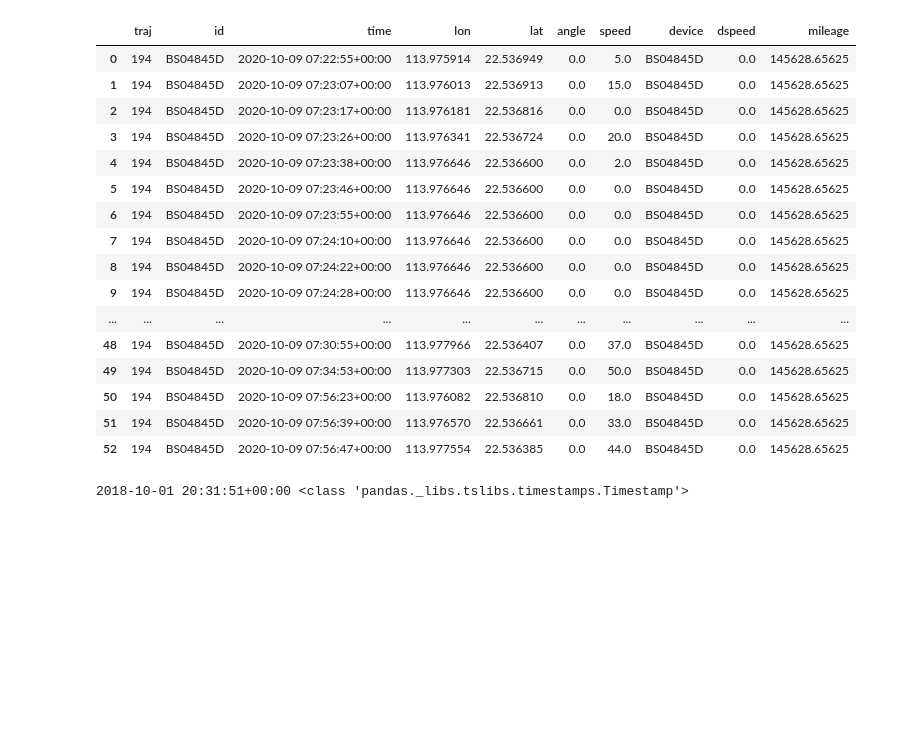
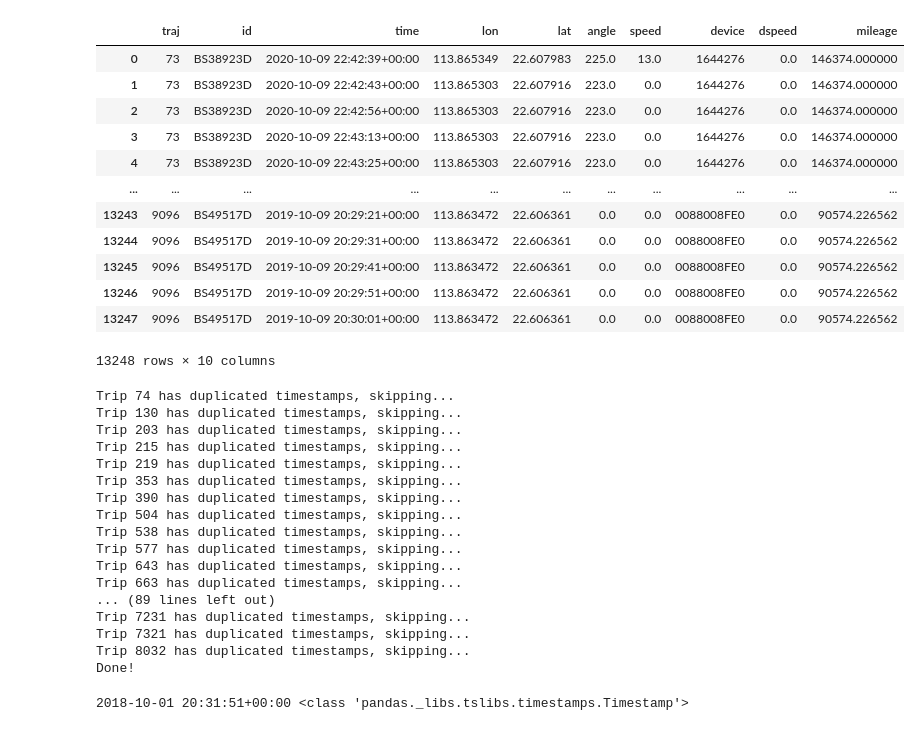
Before and after one commit to iwcyou/kharita, a Jupyter notebook: test.ipynb, the cells around one changed output. Drawn from its saved outputs; the diff is of its cells as text; code cells hidden in the pictures; blank space fills up the shorter version.

```diff
--- a/test.ipynb
+++ b/test.ipynb
@@ -1,30 +1,70 @@
 # %%
 import pickle
 import pandas as pd
-FILE_PATH = "data/dataset_sz/24_36_gps.pkl"
+FILE_PATH = "data/dataset_sz/10_16_gps.pkl"
 
 with open(FILE_PATH, "rb") as f:
     data1 = pickle.load(f)
 data1
 # data1.to_csv("data/dataset_bj_time/1_55_gps.csv", index=False)
 # %% [output]
 |  | traj | id | time | lon | lat | angle | speed | device | dspeed | mileage |
-| 0 | 194 | BS04845D | 2020-10-09 07:22:55+00:00 | 113.975914 | 22.536949 | 0.0 | 5.0 | BS04845D | 0.0 | 145628.65625 |
-| 1 | 194 | BS04845D | 2020-10-09 07:23:07+00:00 | 113.976013 | 22.536913 | 0.0 | 15.0 | BS04845D | 0.0 | 145628.65625 |
-| 2 | 194 | BS04845D | 2020-10-09 07:23:17+00:00 | 113.976181 | 22.536816 | 0.0 | 0.0 | BS04845D | 0.0 | 145628.65625 |
-| 3 | 194 | BS04845D | 2020-10-09 07:23:26+00:00 | 113.976341 | 22.536724 | 0.0 | 20.0 | BS04845D | 0.0 | 145628.65625 |
-| 4 | 194 | BS04845D | 2020-10-09 07:23:38+00:00 | 113.976646 | 22.536600 | 0.0 | 2.0 | BS04845D | 0.0 | 145628.65625 |
-| 5 | 194 | BS04845D | 2020-10-09 07:23:46+00:00 | 113.976646 | 22.536600 | 0.0 | 0.0 | BS04845D | 0.0 | 145628.65625 |
-| 6 | 194 | BS04845D | 2020-10-09 07:23:55+00:00 | 113.976646 | 22.536600 | 0.0 | 0.0 | BS04845D | 0.0 | 145628.65625 |
-| 7 | 194 | BS04845D | 2020-10-09 07:24:10+00:00 | 113.976646 | 22.536600 | 0.0 | 0.0 | BS04845D | 0.0 | 145628.65625 |
-| 8 | 194 | BS04845D | 2020-10-09 07:24:22+00:00 | 113.976646 | 22.536600 | 0.0 | 0.0 | BS04845D | 0.0 | 145628.65625 |
-| 9 | 194 | BS04845D | 2020-10-09 07:24:28+00:00 | 113.976646 | 22.536600 | 0.0 | 0.0 | BS04845D | 0.0 | 145628.65625 |
+| 0 | 73 | BS38923D | 2020-10-09 22:42:39+00:00 | 113.865349 | 22.607983 | 225.0 | 13.0 | 1644276 | 0.0 | 146374.000000 |
+| 1 | 73 | BS38923D | 2020-10-09 22:42:43+00:00 | 113.865303 | 22.607916 | 223.0 | 0.0 | 1644276 | 0.0 | 146374.000000 |
+| 2 | 73 | BS38923D | 2020-10-09 22:42:56+00:00 | 113.865303 | 22.607916 | 223.0 | 0.0 | 1644276 | 0.0 | 146374.000000 |
+| 3 | 73 | BS38923D | 2020-10-09 22:43:13+00:00 | 113.865303 | 22.607916 | 223.0 | 0.0 | 1644276 | 0.0 | 146374.000000 |
+| 4 | 73 | BS38923D | 2020-10-09 22:43:25+00:00 | 113.865303 | 22.607916 | 223.0 | 0.0 | 1644276 | 0.0 | 146374.000000 |
 | ... | ... | ... | ... | ... | ... | ... | ... | ... | ... | ... |
-| 48 | 194 | BS04845D | 2020-10-09 07:30:55+00:00 | 113.977966 | 22.536407 | 0.0 | 37.0 | BS04845D | 0.0 | 145628.65625 |
-| 49 | 194 | BS04845D | 2020-10-09 07:34:53+00:00 | 113.977303 | 22.536715 | 0.0 | 50.0 | BS04845D | 0.0 | 145628.65625 |
-| 50 | 194 | BS04845D | 2020-10-09 07:56:23+00:00 | 113.976082 | 22.536810 | 0.0 | 18.0 | BS04845D | 0.0 | 145628.65625 |
-| 51 | 194 | BS04845D | 2020-10-09 07:56:39+00:00 | 113.976570 | 22.536661 | 0.0 | 33.0 | BS04845D | 0.0 | 145628.65625 |
-| 52 | 194 | BS04845D | 2020-10-09 07:56:47+00:00 | 113.977554 | 22.536385 | 0.0 | 44.0 | BS04845D | 0.0 | 145628.65625 |
+| 13243 | 9096 | BS49517D | 2019-10-09 20:29:21+00:00 | 113.863472 | 22.606361 | 0.0 | 0.0 | 0088008FE0 | 0.0 | 90574.226562 |
+| 13244 | 9096 | BS49517D | 2019-10-09 20:29:31+00:00 | 113.863472 | 22.606361 | 0.0 | 0.0 | 0088008FE0 | 0.0 | 90574.226562 |
+| 13245 | 9096 | BS49517D | 2019-10-09 20:29:41+00:00 | 113.863472 | 22.606361 | 0.0 | 0.0 | 0088008FE0 | 0.0 | 90574.226562 |
+| 13246 | 9096 | BS49517D | 2019-10-09 20:29:51+00:00 | 113.863472 | 22.606361 | 0.0 | 0.0 | 0088008FE0 | 0.0 | 90574.226562 |
+| 13247 | 9096 | BS49517D | 2019-10-09 20:30:01+00:00 | 113.863472 | 22.606361 | 0.0 | 0.0 | 0088008FE0 | 0.0 | 90574.226562 |
+13248 rows × 10 columns
+# %%
+import os
+
+# Get unique traj values
+unique_trajs = data1['traj'].unique()
+
+# Save each unique traj to a separate text file
+save_path = 'data/dataset_sz/10_16_gps_filter.pkl'
+# if not os.path.exists(save_path):
+#     os.makedirs(save_path)
+trajs = pd.DataFrame()
+for traj in unique_trajs:
+    # Filter out the traj
+    traj_df = data1[data1['traj'] == traj]
+    # traj_df['time'] = pd.to_datetime(traj_df['time']).apply(lambda x: x.timestamp())
+    #如果一个traj中存在两条数据的time相同，那么就不保存这个traj
+    # traj_df = traj_df.drop_duplicates(subset='time')
+    if len(traj_df) != len(traj_df['time'].unique()):
+        print(f'Trip {traj} has duplicated timestamps, skipping...')
+        continue
+    #merge
+    trajs = pd.concat([trajs, traj_df])
+    # Save to file
+with open(save_path, "wb") as f:
+    pickle.dump(trajs, f)
+print('Done!')
+# %% [output]
+Trip 74 has duplicated timestamps, skipping...
+Trip 130 has duplicated timestamps, skipping...
+Trip 203 has duplicated timestamps, skipping...
+Trip 215 has duplicated timestamps, skipping...
+Trip 219 has duplicated timestamps, skipping...
+Trip 353 has duplicated timestamps, skipping...
+Trip 390 has duplicated timestamps, skipping...
+Trip 504 has duplicated timestamps, skipping...
+Trip 538 has duplicated timestamps, skipping...
+Trip 577 has duplicated timestamps, skipping...
+Trip 643 has duplicated timestamps, skipping...
+Trip 663 has duplicated timestamps, skipping...
+... (89 lines left out)
+Trip 7231 has duplicated timestamps, skipping...
+Trip 7321 has duplicated timestamps, skipping...
+Trip 8032 has duplicated timestamps, skipping...
+Done!
 # %%
 a = data1.iloc[0]['time']
 print(a, type(a))
```
Also changed, not shown: 2 other files.
